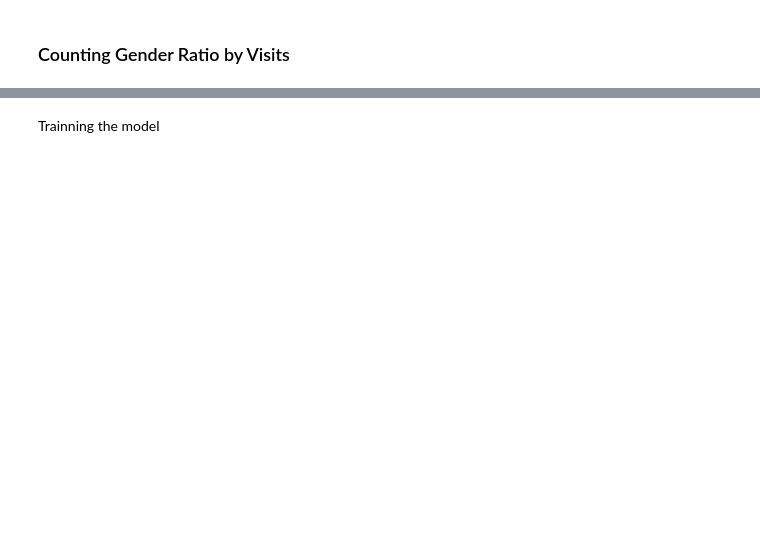
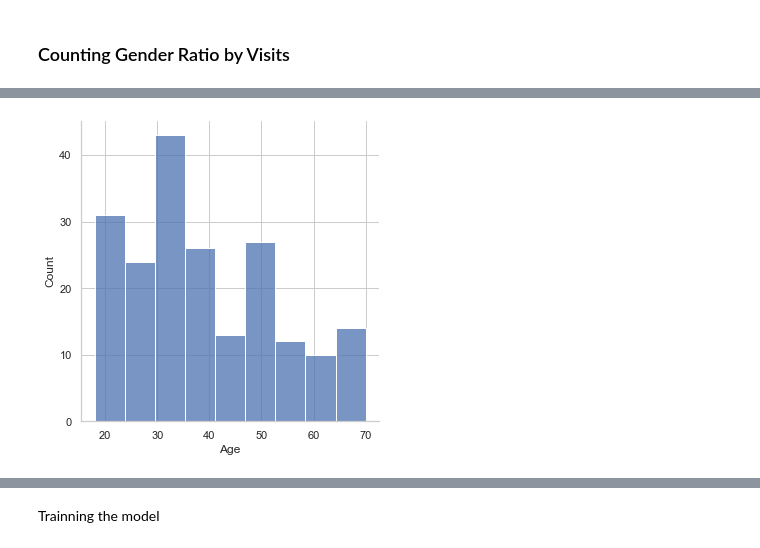
Before and after one commit to CelestialArcadia/Customer-Segmentation, a Jupyter notebook: Customer_Segmentation_Analysis.ipynb, the cells around one changed output, grey strips where cells are left out. Saved outputs shown, nothing was run; the diff lists cells and outputs as text; code cells hidden in the pictures; blank space fills up the shorter version.

```diff
--- a/Customer_Segmentation_Analysis.ipynb
+++ b/Customer_Segmentation_Analysis.ipynb
@@ -74,0 +86,6 @@ sns.countplot(x = 'Gender', data = df)
+# %%
+# PDF of Age
+
+ax3 = sns.displot(df['Age'])
+# %% [output]
+[figure, added]
```
Also changed, not shown: parts of 24 cells of this notebook, 1 other file.
